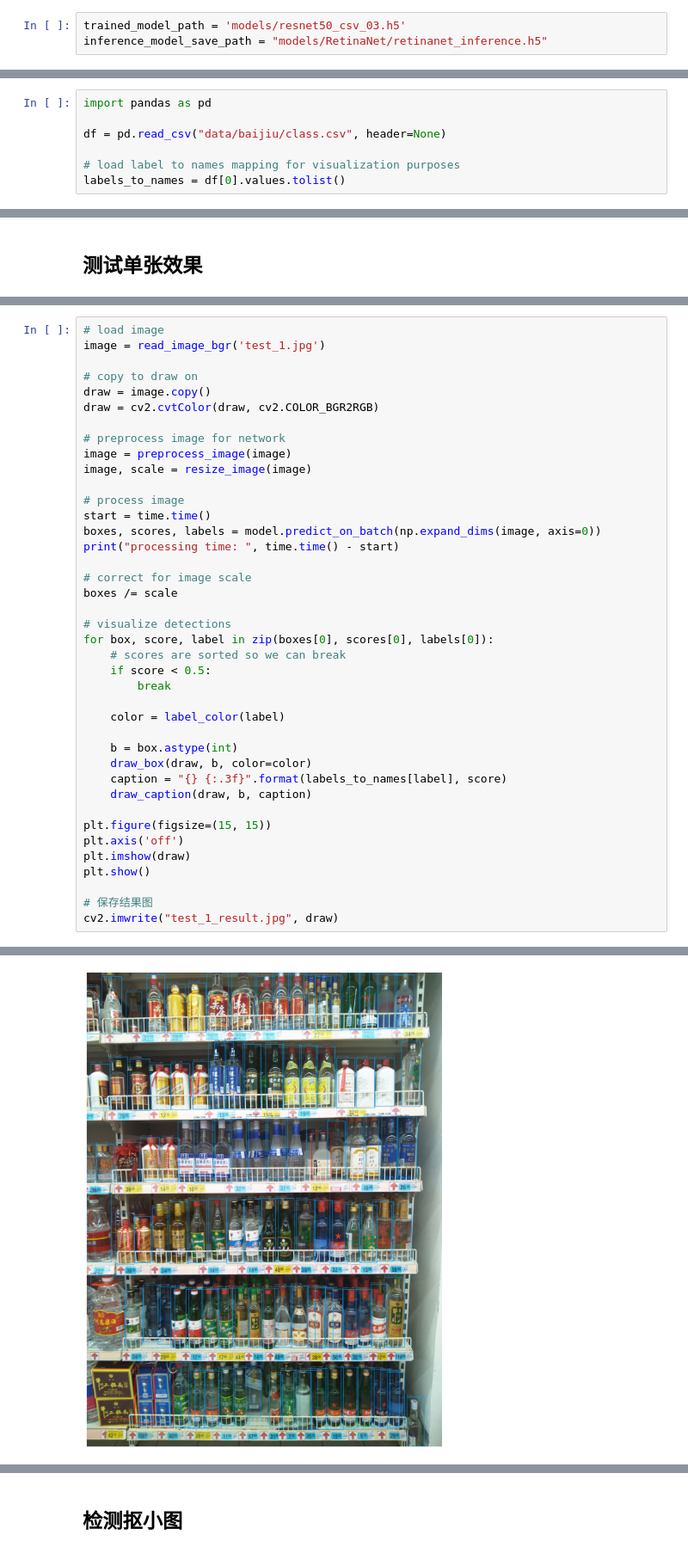
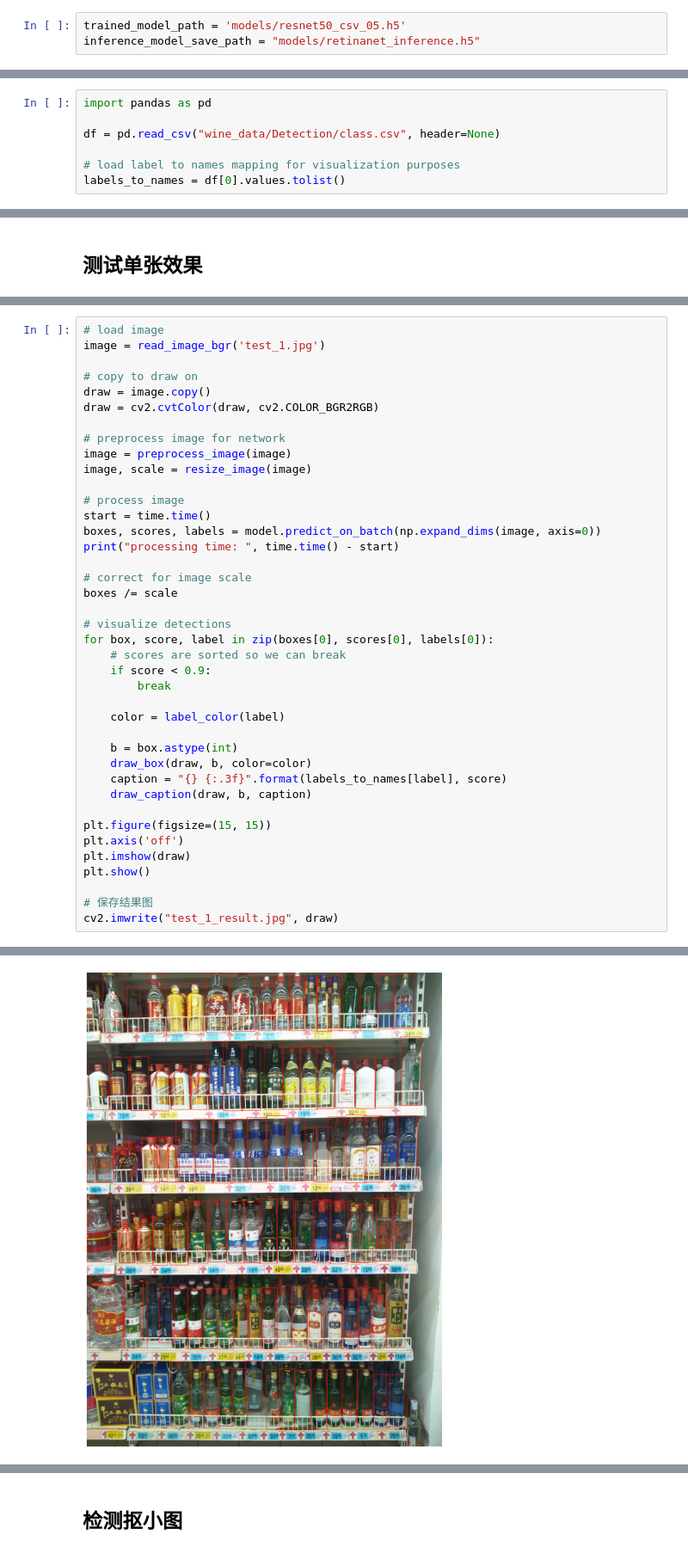
Before and after one commit to DarrenmondZhang/Shelves_Detection, a Jupyter notebook: RetinaNet.ipynb, the cells around one changed output, grey strips where cells are left out. Shown at 86% size. Drawn from its saved outputs; the diff is of its cells as text.

```diff
--- a/RetinaNet.ipynb
+++ b/RetinaNet.ipynb
@@ -86,8 +86,8 @@ TypeError: expected str, bytes or os.PathLike object, not int
 # %% [markdown]
 ## 转换前向模型
 # %%
-trained_model_path = 'models/resnet50_csv_03.h5'
-inference_model_save_path = "models/RetinaNet/retinanet_inference.h5"
+trained_model_path = 'models/resnet50_csv_05.h5'
+inference_model_save_path = "models/retinanet_inference.h5"
 # %%
 import subprocess
 
@@ -151,7 +152,7 @@ You should consider upgrading via the '/usr/bin/python3 -m pip install --upgrade
 # %%
 import pandas as pd
 
-df = pd.read_csv("data/baijiu/class.csv", header=None)
+df = pd.read_csv("wine_data/Detection/class.csv", header=None)
 
 # load label to names mapping for visualization purposes
 labels_to_names = df[0].values.tolist()
@@ -208,7 +211,7 @@ boxes /= scale
 # visualize detections
 for box, score, label in zip(boxes[0], scores[0], labels[0]):
     # scores are sorted so we can break
-    if score < 0.5:
+    if score < 0.9:
         break
 
     color = label_color(label)
@@ -230,4 +249,4 @@ processing time:  0.05495715141296387
-[figure, old version]
+[figure, new version]
 True
 # %% [markdown]
 ## 检测抠小图
```
Also changed, not shown: parts of 6 cells of this notebook, 2 other files.
